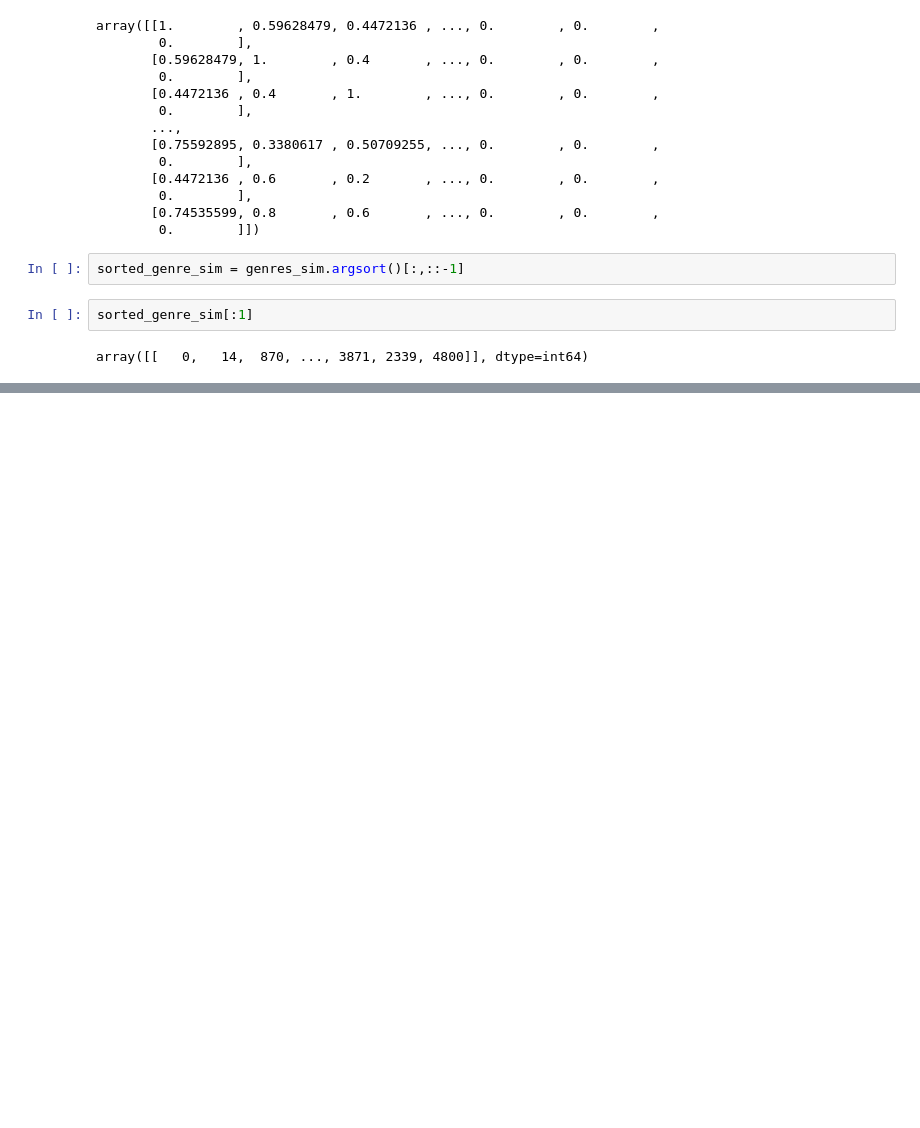
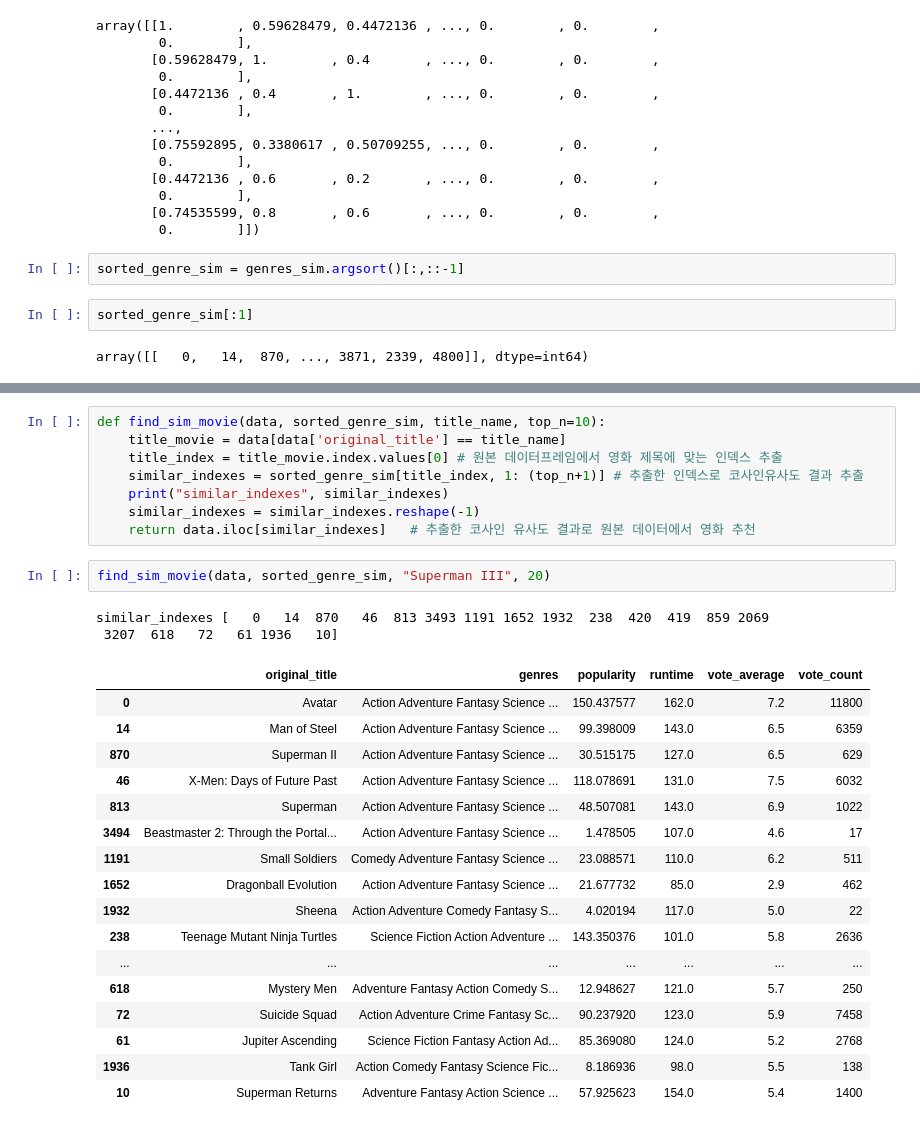
Before and after one commit to haram4th/fintech_pm_data_science, a Jupyter notebook: 06machine_learning/22컨텐츠기반_추천시스템_만들기_영화추천시스템.ipynb, the cells around one changed output, grey strips where cells are left out. Cells and saved outputs as stored; diff of their text form; blank space fills up the shorter version.

```diff
--- a/06machine_learning/22컨텐츠기반_추천시스템_만들기_영화추천시스템.ipynb
+++ b/06machine_learning/22컨텐츠기반_추천시스템_만들기_영화추천시스템.ipynb
@@ -197,0 +296,30 @@ array([[   0,   14,  870, ..., 3871, 2339, 4800]], dtype=int64)
+# %%
+def find_sim_movie(data, sorted_genre_sim, title_name, top_n=10):
+    title_movie = data[data['original_title'] == title_name]
+    title_index = title_movie.index.values[0] # 원본 데이터프레임에서 영화 제목에 맞는 인덱스 추출
+    similar_indexes = sorted_genre_sim[title_index, 1: (top_n+1)] # 추출한 인덱스로 코사인유사도 결과 추출
+    print("similar_indexes", similar_indexes)
+    similar_indexes = similar_indexes.reshape(-1)
+    return data.iloc[similar_indexes]   # 추출한 코사인 유사도 결과로 원본 데이터에서 영화 추천
+# %%
+find_sim_movie(data, sorted_genre_sim, "Superman III", 20)
+# %% [output]
+similar_indexes [   0   14  870   46  813 3493 1191 1652 1932  238  420  419  859 2069
+ 3207  618   72   61 1936   10]
+|  | original_title | genres | popularity | runtime | vote_average | vote_count |
+| 0 | Avatar | Action Adventure Fantasy Science ... | 150.437577 | 162.0 | 7.2 | 11800 |
+| 14 | Man of Steel | Action Adventure Fantasy Science ... | 99.398009 | 143.0 | 6.5 | 6359 |
+| 870 | Superman II | Action Adventure Fantasy Science ... | 30.515175 | 127.0 | 6.5 | 629 |
+| 46 | X-Men: Days of Future Past | Action Adventure Fantasy Science ... | 118.078691 | 131.0 | 7.5 | 6032 |
+| 813 | Superman | Action Adventure Fantasy Science ... | 48.507081 | 143.0 | 6.9 | 1022 |
+| 3494 | Beastmaster 2: Through the Portal... | Action Adventure Fantasy Science ... | 1.478505 | 107.0 | 4.6 | 17 |
+| 1191 | Small Soldiers | Comedy Adventure Fantasy Science ... | 23.088571 | 110.0 | 6.2 | 511 |
+| 1652 | Dragonball Evolution | Action Adventure Fantasy Science ... | 21.677732 | 85.0 | 2.9 | 462 |
+| 1932 | Sheena | Action Adventure Comedy Fantasy S... | 4.020194 | 117.0 | 5.0 | 22 |
+| 238 | Teenage Mutant Ninja Turtles | Science Fiction Action Adventure ... | 143.350376 | 101.0 | 5.8 | 2636 |
+| ... | ... | ... | ... | ... | ... | ... |
+| 618 | Mystery Men | Adventure Fantasy Action Comedy S... | 12.948627 | 121.0 | 5.7 | 250 |
+| 72 | Suicide Squad | Action Adventure Crime Fantasy Sc... | 90.237920 | 123.0 | 5.9 | 7458 |
+| 61 | Jupiter Ascending | Science Fiction Fantasy Action Ad... | 85.369080 | 124.0 | 5.2 | 2768 |
+| 1936 | Tank Girl | Action Comedy Fantasy Science Fic... | 8.186936 | 98.0 | 5.5 | 138 |
+| 10 | Superman Returns | Adventure Fantasy Action Science ... | 57.925623 | 154.0 | 5.4 | 1400 |
```
Also changed, not shown: parts of 14 cells of this notebook, 10 other files.
